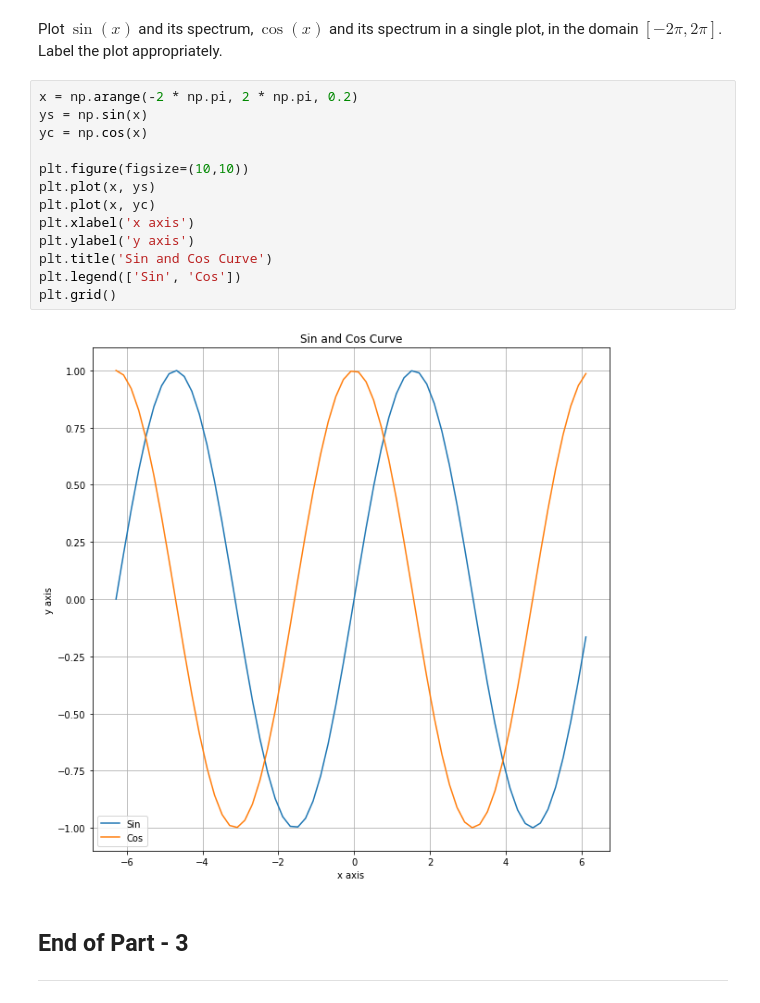
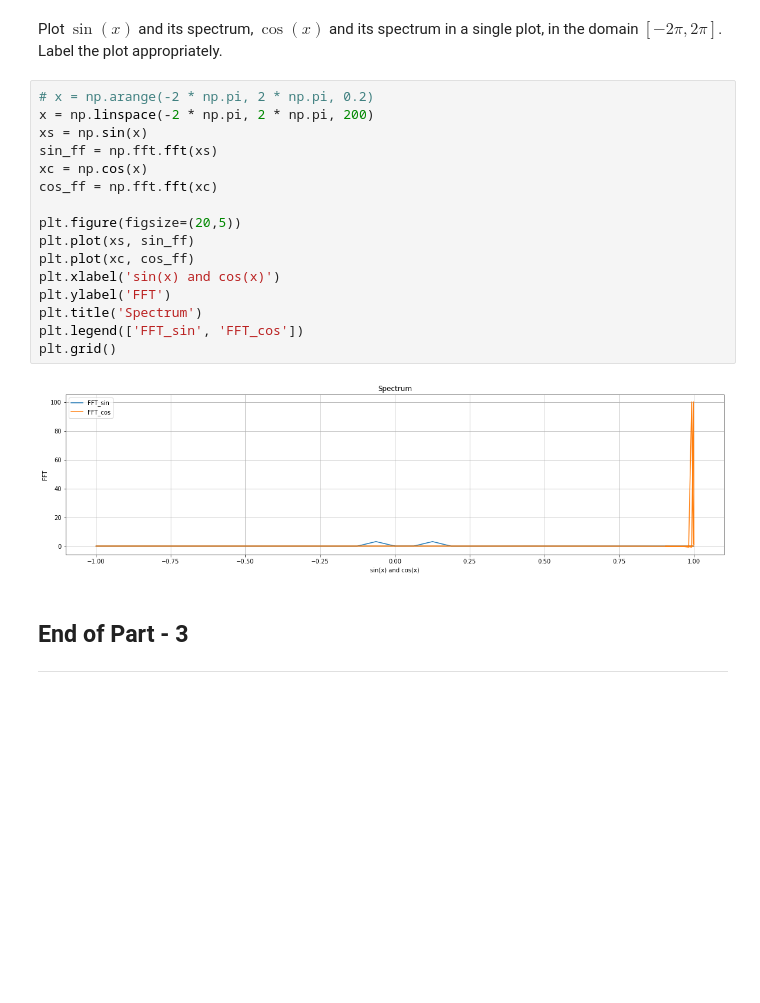
Before and after one commit to aveshag/SHALA2020, a Jupyter notebook: Assignment_1_DS.ipynb, the cells around one changed output. Drawn from its saved outputs; the diff is of its cells as text; blank space fills up the shorter version.

```diff
--- a/Assignment_1_DS.ipynb
+++ b/Assignment_1_DS.ipynb
@@ -406,20 +425,23 @@ plt.grid()
 # %% [markdown]
 Plot $\sin(x)$ and its spectrum, $\cos(x)$ and its spectrum in a single plot, in the domain $[-2\pi,2\pi]$. Label the plot appropriately.
 # %%
-x = np.arange(-2 * np.pi, 2 * np.pi, 0.2)
-ys = np.sin(x)
-yc = np.cos(x)
+# x = np.arange(-2 * np.pi, 2 * np.pi, 0.2)
+x = np.linspace(-2 * np.pi, 2 * np.pi, 200)
+xs = np.sin(x)
+sin_ff = np.fft.fft(xs)
+xc = np.cos(x)
+cos_ff = np.fft.fft(xc)
 
-plt.figure(figsize=(10,10))
-plt.plot(x, ys)
-plt.plot(x, yc)
-plt.xlabel('x axis')
-plt.ylabel('y axis')
-plt.title('Sin and Cos Curve')
-plt.legend(['Sin', 'Cos'])
+plt.figure(figsize=(20,5))
+plt.plot(xs, sin_ff)
+plt.plot(xc, cos_ff)
+plt.xlabel('sin(x) and cos(x)')
+plt.ylabel('FFT')
+plt.title('Spectrum')
+plt.legend(['FFT_sin', 'FFT_cos'])
 plt.grid()
 # %% [output]
-[figure, old version]
+[figure, new version]
 # %% [markdown]
 ## End of Part - 3
 ---
```
Also changed, not shown: parts of 12 cells of this notebook.
